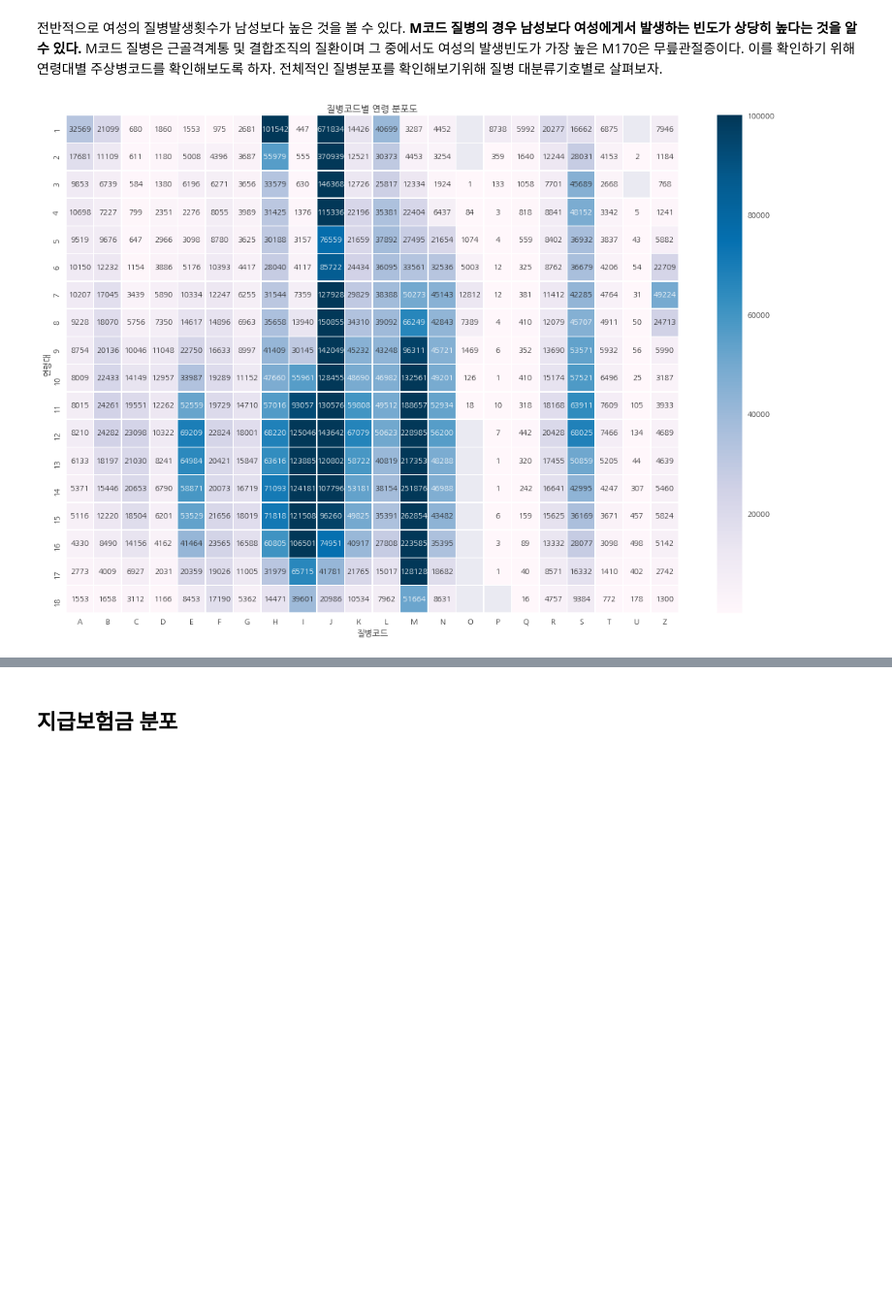
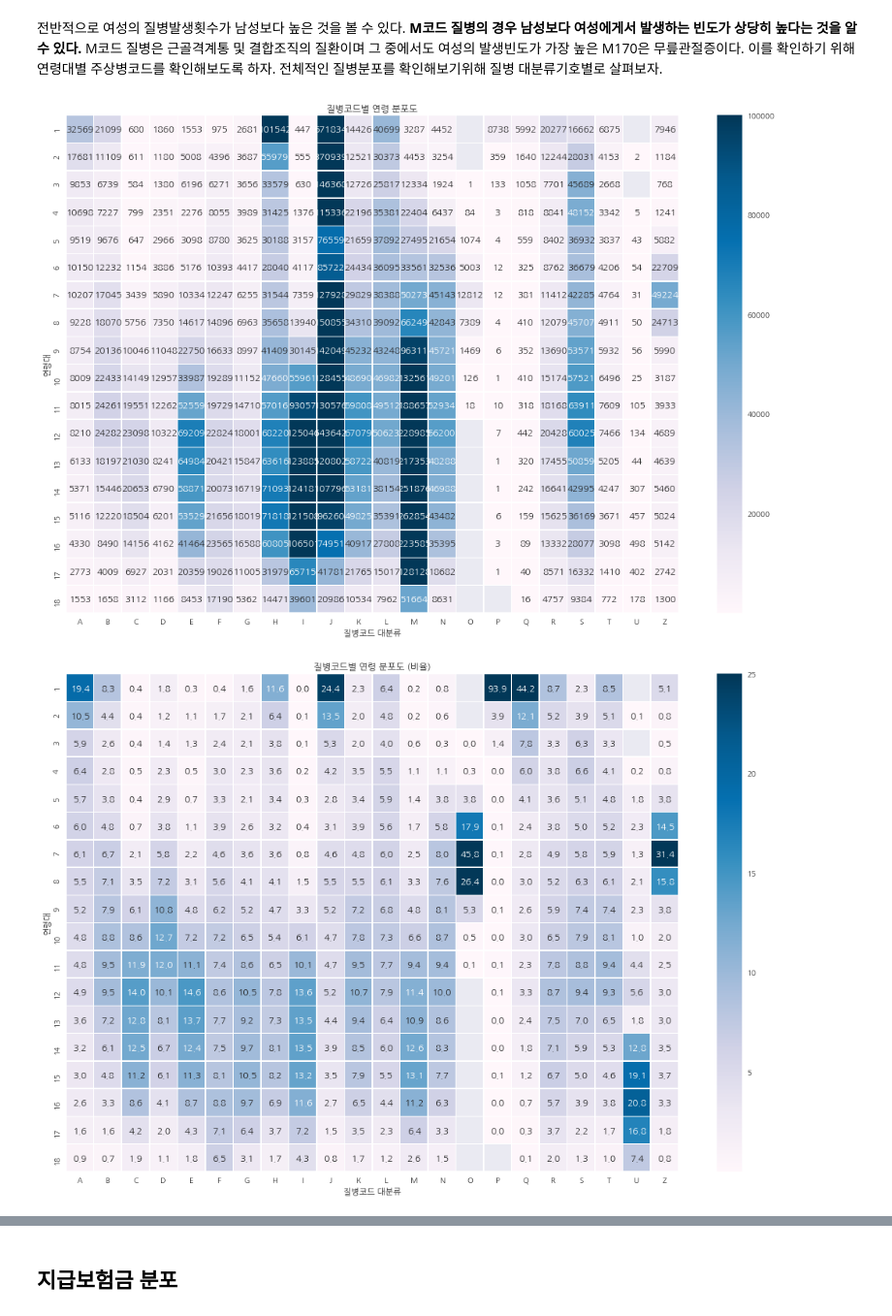
Before and after one commit to yolo0220/National_Health_Insurance_Sharing_Service_Project, a Jupyter notebook: Exploratory_Data_Analysis.ipynb, the cells around one changed output, grey strips where cells are left out. Shown at 97% size. Saved outputs shown, nothing was run; the diff lists cells and outputs as text; code cells hidden in the pictures; blank space fills up the shorter version.

```diff
--- a/Exploratory_Data_Analysis.ipynb
+++ b/Exploratory_Data_Analysis.ipynb
@@ -308,21 +335,35 @@ plt.show()
 # %% [markdown]
 전반적으로 여성의 질병발생횟수가 남성보다 높은 것을 볼 수 있다. **M코드 질병의 경우 남성보다 여성에게서 발생하는 빈도가 상당히 높다는 것을 알 수 있다.** M코드 질병은 근골격계통 및 결합조직의 질환이며 그 중에서도 여성의 발생빈도가 가장 높은 M170은 무릎관절증이다. 이를 확인하기 위해 연령대별 주상병코드를 확인해보도록 하자. 전체적인 질병분포를 확인해보기위해 질병 대분류기호별로 살펴보자.
 # %%
+# 질병코드와 연령대별 분포도
+
 # 연령대와 질병코드별 테이블 생성
 age_sick = t20.pivot_table(
         index="AGE_GROUP",
         columns="MAIN_SICK_CODE",
         aggfunc="size"
         )
 
+# 시각화
+plt.figure(figsize=(18, 12))
+sns.heatmap(age_sick, annot=True, fmt="n", linewidths=.5, vmax= 100000, cmap="PuBu")
+plt.title("질병코드별 연령 분포도")
+plt.xlabel("질병코드 대분류")
+plt.ylabel("연령대")
+plt.show()
+
+# 질병마다 크기가 다르므로 비율로 변환
+age_sick_r = age_sick.apply(lambda x: x/x.sum() * 100, axis = 0)
+
 # 질병코드별 연령대 분포도 생성
 plt.figure(figsize=(18, 12))
-sns.heatmap(age_sick, annot=True, fmt="g", linewidths=.5, vmax= 100000, cmap="PuBu", annot_kws={"size": 10})
-plt.title("질병코드별 연령 분포도")
-plt.xlabel("질병코드")
+sns.heatmap(age_sick_r, annot=True, fmt=".1f", linewidths=.5, vmax= 25, cmap="PuBu")
+plt.title("질병코드별 연령 분포도 (비율)")
+plt.xlabel("질병코드 대분류")
 plt.ylabel("연령대")
 plt.show()
 # %% [output]
-[figure, old version]
+[figure, new version]
+[figure, added]
 # %% [markdown]
 위의 Heatmap은 질병코드를 연령대로 분류한 것이다. 진한 색깔일수록 발병률이 높다. 위의 Heatmap은 질병에 대한 많은 함의를 담고 있다. 몇 가지를 살펴보도록 하자.
```
Also changed, not shown: parts of 41 cells of this notebook.
